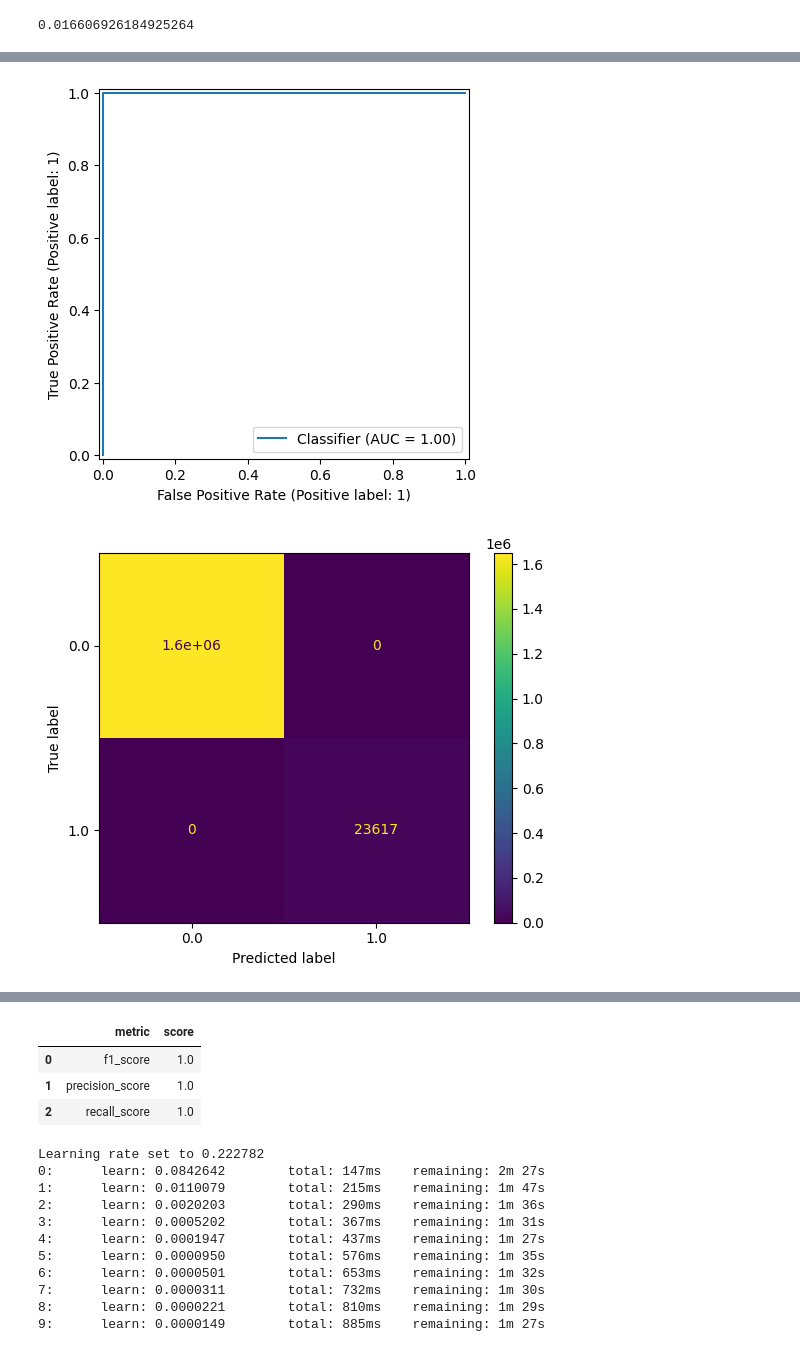
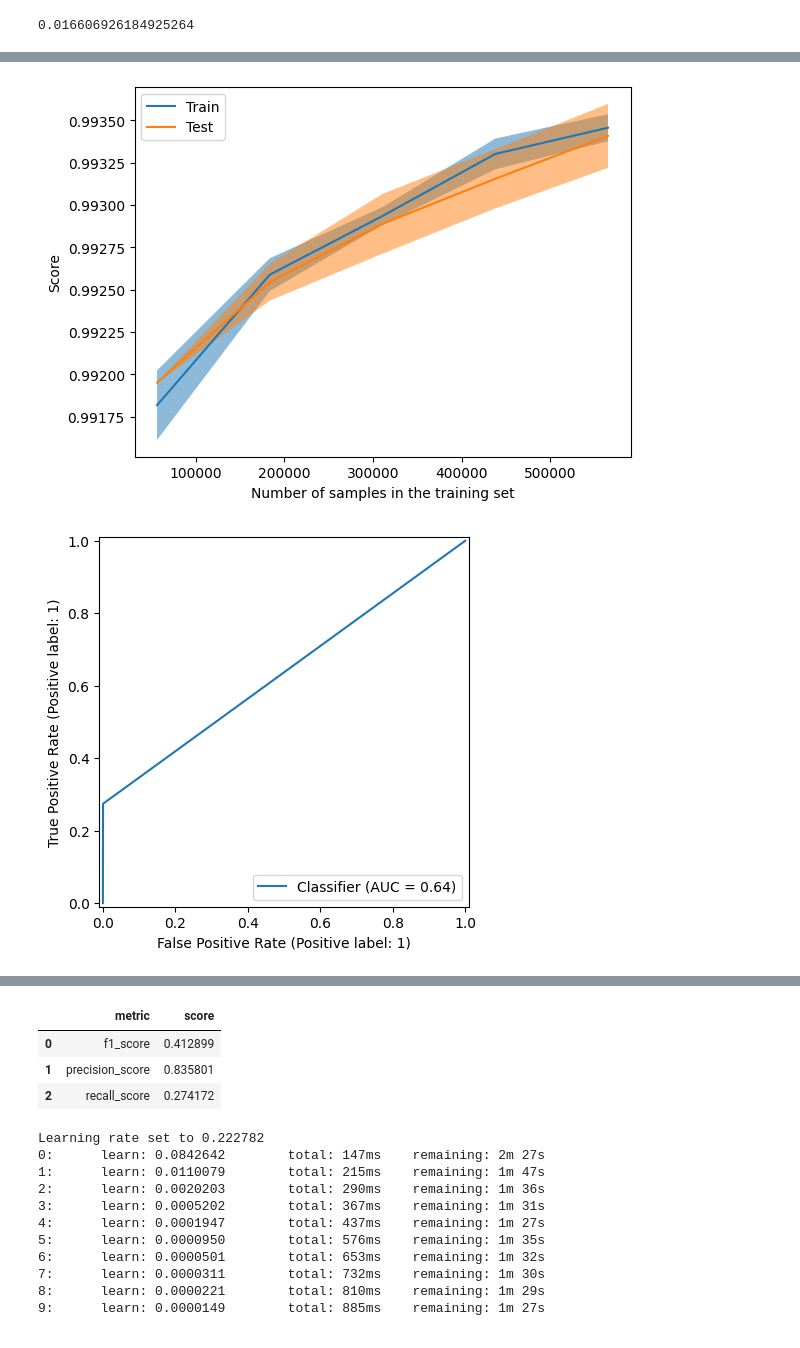
Before and after one commit to zibestr/AI-Hackathon-SFD, a Jupyter notebook: main.ipynb, the cells around one changed output, grey strips where cells are left out. Cells and saved outputs as stored; diff of their text form; code cells hidden in the pictures.

```diff
--- a/main.ipynb
+++ b/main.ipynb
@@ -263,7 +251,7 @@ display(int_cols, float_cols, cat_cols)
 # %% [markdown]
 Убираем выбросы
 # %%
-def selection_data(df: pd.DataFrame, cols: list[str], n=2):
+def selection_data(df: pd.DataFrame, cols: list[str], n=1.5):
     for col in cols:
         q1 = df[col].quantile(0.25)
         q3 = df[col].quantile(0.75)
@@ -276,6 +264,12 @@ def selection_data(df: pd.DataFrame, cols: list[str], n=2):
 
 
 buffer = train_df.copy()
-buffer = selection_data(buffer, ['balance', 'oprtn_sum_per_qrtr', 'frst_pmnt', 'lst_pmnt', 'pmnts_sum', 'pmnts_sum_per_qrtr', 'incm_sum', 'incm_per_qrtr', 'age'])
+buffer = selection_data(buffer, ['balance', 'oprtn_sum_per_qrtr',
+                                 'frst_pmnt', 'lst_pmnt',
+                                 'pmnts_sum', 'pmnts_sum_per_qrtr',
+                                 'incm_sum', 'incm_per_qrtr',
+                                 'pmnts_sum_per_year',
+                                 'oprtn_sum_per_year', 'incm_per_year',
+                                 'age'])
 len(buffer), len(train_df)
 # %% [output]
@@ -419,5 +416,5 @@ np.count_nonzero(y) / (y.size)
 # %%
-from sklearn.model_selection import StratifiedKFold
+from sklearn.model_selection import train_test_split, LearningCurveDisplay
 from sklearn.metrics import f1_score, RocCurveDisplay, precision_score, recall_score, ConfusionMatrixDisplay
 
 
@@ -427,29 +424,23 @@ def validate(model: BaseEstimator) -> pd.DataFrame:
         'score': []
     }
 
-    cv = StratifiedKFold(n_splits=5, shuffle=True, random_state=seed)
+    X_train, X_test, y_train, y_test = train_test_split(X, y,
+                                                        test_size=0.3,
+                                                        shuffle=True,
+                                                        random_state=seed)
+    LearningCurveDisplay.from_estimator(model, X=X_train, y=y_train)
+    plt.show()
 
-    X_new = X
-    y_new = y
-
-    y_tests = np.empty(0)
-    y_pred = np.empty(0)
-
-    for train, test in cv.split(X_new, y_new):
-        X_train, y_train = X_new[train], y_new[train]
-        X_test, y_test = X_new[test], y_new[test]
-
-        model.fit(X_train, y_train)
-        y_pred = np.concatenate((y_pred, model.predict(X_test)))
-        y_tests = np.concatenate((y_tests, y_test))
+    model.fit(X_train, y_train)
+    y_pred = model.predict(X_test)
 
     for metric in (f1_score, precision_score, recall_score):
         dict_['metric'].append(metric.__name__)
-        dict_['score'].append(metric(y_tests, y_pred))
+        dict_['score'].append(metric(y_test, y_pred))
 
-    RocCurveDisplay.from_predictions(y_tests, y_pred)
+    RocCurveDisplay.from_predictions(y_test, y_pred)
     plt.show()
-    ConfusionMatrixDisplay.from_predictions(y_tests, y_pred)
+    ConfusionMatrixDisplay.from_predictions(y_test, y_pred)
     plt.show()
 
     return pd.DataFrame(dict_)
@@ -458,7 +449,7 @@ from sklearn.ensemble import HistGradientBoostingClassifier
 from catboost import CatBoostClassifier
 from xgboost import XGBClassifier
 # %%
-validate(HistGradientBoostingClassifier(random_state=seed))
+validate(HistGradientBoostingClassifier(random_state=seed, min_samples_leaf=7000, max_iter=50))
 # %% [output]
-[figure, old version]
+[figure, new version]
-[figure, old version]
+[figure, new version]
@@ -465,7 +457,7 @@ validate(HistGradientBoostingClassifier(random_state=seed))
 |  | metric | score |
-| 0 | f1_score | 1.0 |
-| 1 | precision_score | 1.0 |
-| 2 | recall_score | 1.0 |
+| 0 | f1_score | 0.412899 |
+| 1 | precision_score | 0.835801 |
+| 2 | recall_score | 0.274172 |
 # %%
 validate(CatBoostClassifier(random_state=seed))
 # %% [output]
```
Also changed, not shown: parts of 15 cells of this notebook.
